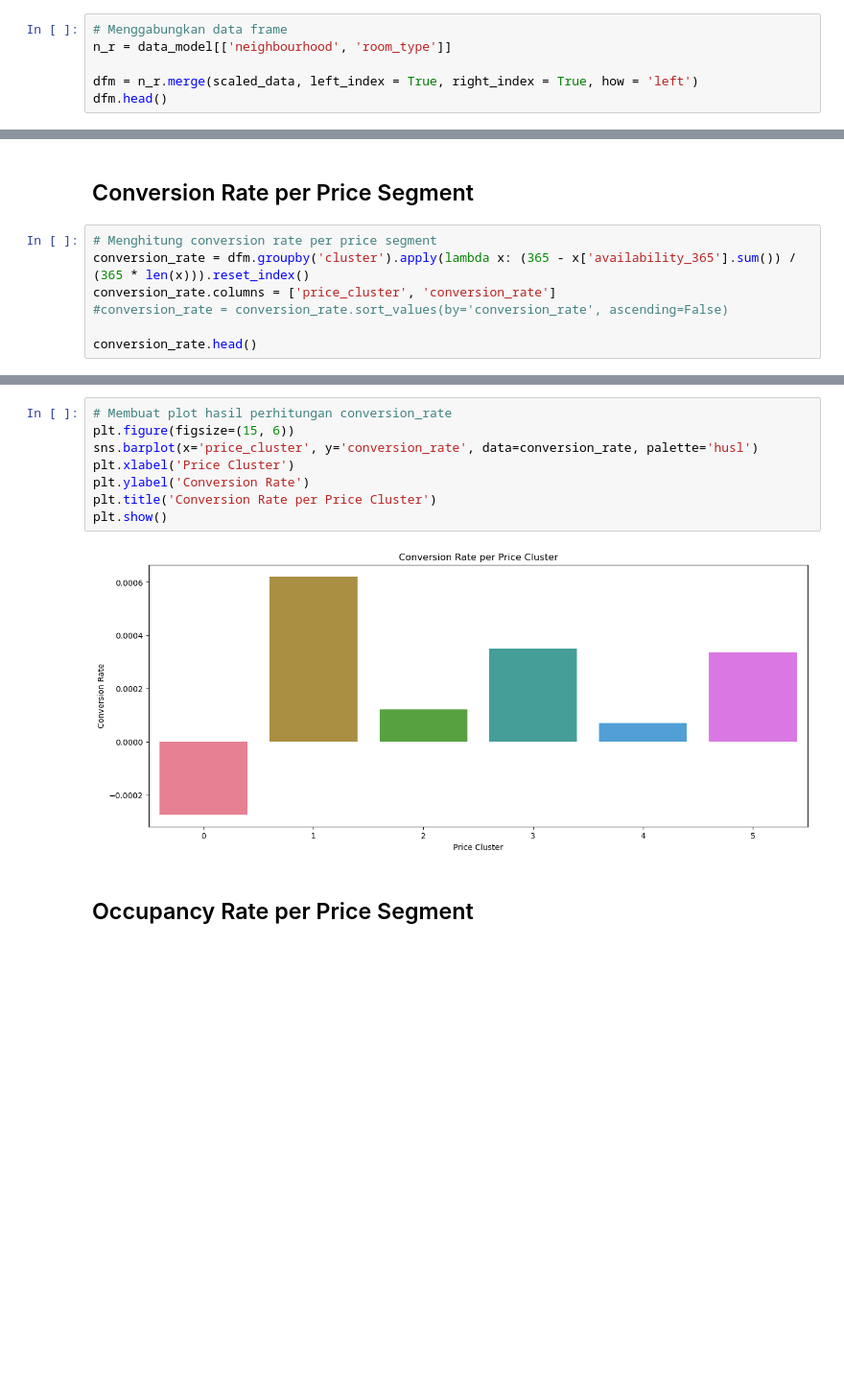
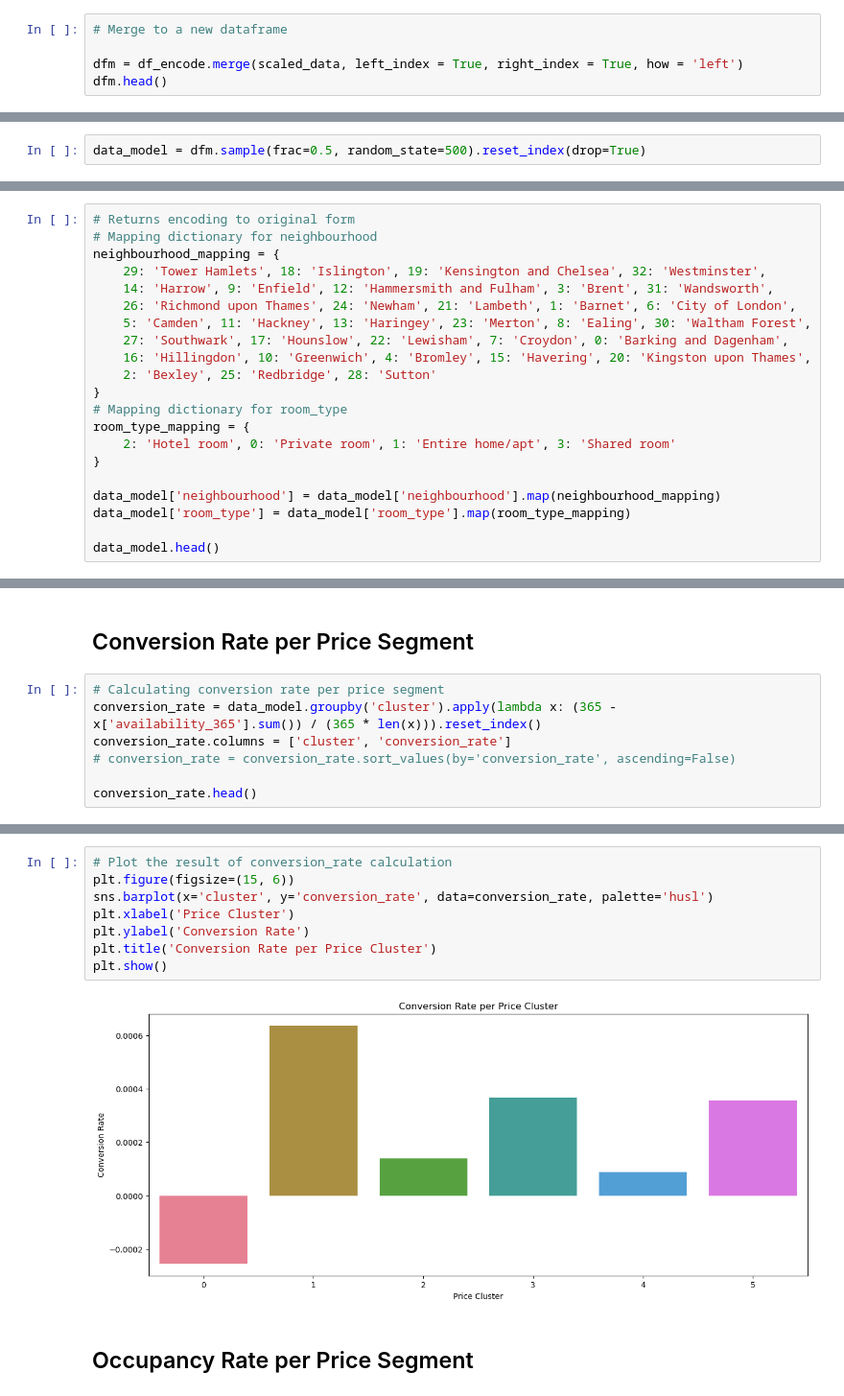
Before and after one commit to retnoanggraeni2129/final_project_customer_segmentation, a Jupyter notebook: EDA_Airbnb_London.ipynb, the cells around one changed output, grey strips where cells are left out. Shown at 96% size. Cells and saved outputs as stored; diff of their text form; blank space fills up the shorter version.

```diff
--- a/EDA_Airbnb_London.ipynb
+++ b/EDA_Airbnb_London.ipynb
@@ -442,10 +423,9 @@ scaled_data = scaled.fit_transform(data_model[feat_select])
 # %%
 scaled_data = pd.DataFrame(scaled_data, columns=feat_select)
 # %%
-# Menggabungkan data frame
-n_r = data_model[['neighbourhood', 'room_type']]
+# Merge to a new dataframe
 
-dfm = n_r.merge(scaled_data, left_index = True, right_index = True, how = 'left')
+dfm = df_encode.merge(scaled_data, left_index = True, right_index = True, how = 'left')
 dfm.head()
 # %% [output]
 |  | neighbourhood | room_type | price | longitude | latitude | availability_365 |
@@ -456,0 +437,2 @@ dfm.head()
+# %%
+data_model = dfm.sample(frac=0.5, random_state=500).reset_index(drop=True)
@@ -561,0 +550,21 @@ group.mean()
+# %%
+# Returns encoding to original form
+# Mapping dictionary for neighbourhood
+neighbourhood_mapping = {
+    29: 'Tower Hamlets', 18: 'Islington', 19: 'Kensington and Chelsea', 32: 'Westminster',
+    14: 'Harrow', 9: 'Enfield', 12: 'Hammersmith and Fulham', 3: 'Brent', 31: 'Wandsworth',
+    26: 'Richmond upon Thames', 24: 'Newham', 21: 'Lambeth', 1: 'Barnet', 6: 'City of London',
+    5: 'Camden', 11: 'Hackney', 13: 'Haringey', 23: 'Merton', 8: 'Ealing', 30: 'Waltham Forest',
+    27: 'Southwark', 17: 'Hounslow', 22: 'Lewisham', 7: 'Croydon', 0: 'Barking and Dagenham',
+    16: 'Hillingdon', 10: 'Greenwich', 4: 'Bromley', 15: 'Havering', 20: 'Kingston upon Thames',
+    2: 'Bexley', 25: 'Redbridge', 28: 'Sutton'
+}
+# Mapping dictionary for room_type
+room_type_mapping = {
+    2: 'Hotel room', 0: 'Private room', 1: 'Entire home/apt', 3: 'Shared room'
+}
+
+data_model['neighbourhood'] = data_model['neighbourhood'].map(neighbourhood_mapping)
+data_model['room_type'] = data_model['room_type'].map(room_type_mapping)
+
+data_model.head()
@@ -743,10 +681,10 @@ dfb.head()
 # %% [markdown]
 ## Conversion Rate per Price Segment
 # %%
-# Menghitung conversion rate per price segment
-conversion_rate = dfm.groupby('cluster').apply(lambda x: (365 - x['availability_365'].sum()) / (365 * len(x))).reset_index()
-conversion_rate.columns = ['price_cluster', 'conversion_rate']
-#conversion_rate = conversion_rate.sort_values(by='conversion_rate', ascending=False)
+# Calculating conversion rate per price segment
+conversion_rate = data_model.groupby('cluster').apply(lambda x: (365 - x['availability_365'].sum()) / (365 * len(x))).reset_index()
+conversion_rate.columns = ['cluster', 'conversion_rate']
+# conversion_rate = conversion_rate.sort_values(by='conversion_rate', ascending=False)
 
 conversion_rate.head()
 # %% [output]
@@ -759,13 +697,13 @@ conversion_rate.head()
 # %%
-# Membuat plot hasil perhitungan conversion_rate
+# Plot the result of conversion_rate calculation
 plt.figure(figsize=(15, 6))
-sns.barplot(x='price_cluster', y='conversion_rate', data=conversion_rate, palette='husl')
+sns.barplot(x='cluster', y='conversion_rate', data=conversion_rate, palette='husl')
 plt.xlabel('Price Cluster')
 plt.ylabel('Conversion Rate')
 plt.title('Conversion Rate per Price Cluster')
 plt.show()
 # %% [output]
-[figure, old version]
+[figure, new version]
 # %% [markdown]
 ## Occupancy Rate per Price Segment
 # %%
```
Also changed, not shown: parts of 39 cells of this notebook.
